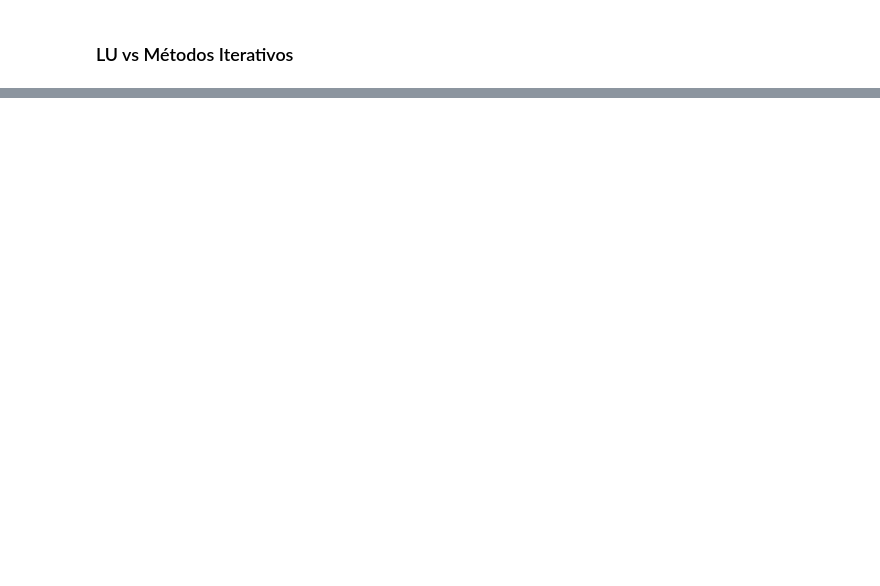
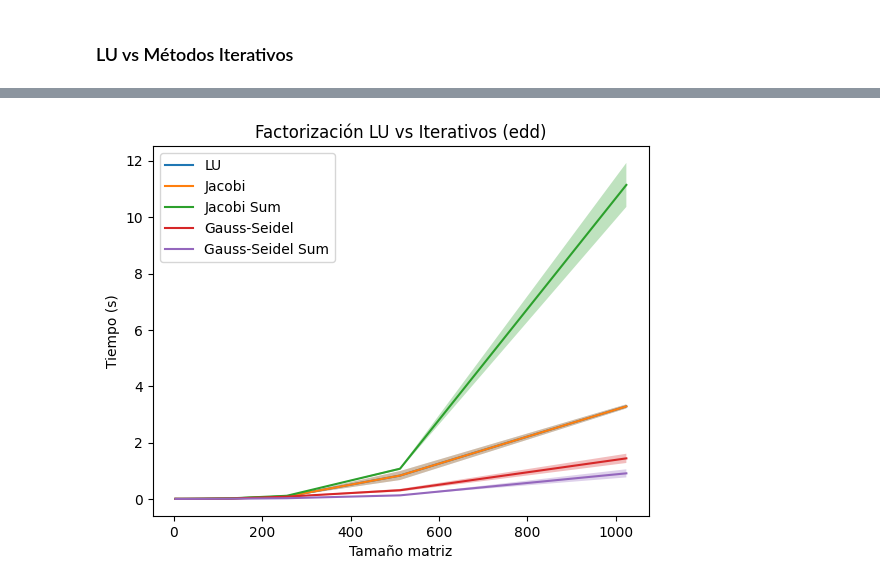
Before and after one commit to aleeperezz16/metnum-tp3, a Jupyter notebook: notebook/experimentacion.ipynb, the cells around one changed output, grey strips where cells are left out. Cells and saved outputs as stored; diff of their text form; code cells hidden in the pictures; blank space fills up the shorter version.

```diff
--- a/notebook/experimentacion.ipynb
+++ b/notebook/experimentacion.ipynb
@@ -162,6 +159,6 @@ errores
 # %%
 tiempos_j = cargar_tiempos_metodos("jacobi")
 tiempos_js = cargar_tiempos_metodos("jacobi_sum")
-tiempos_gs = cargar_tiempos_metodos("gauss_seidel")
-tiempos_gss = cargar_tiempos_metodos("gauss_seidel_sum")
+tiempos_gs = cargar_tiempos_metodos("gauss-seidel")
+tiempos_gss = cargar_tiempos_metodos("gauss-seidel_sum")
 tiempos_lu = cargar_tiempos_metodos("lu")
@@ -209,0 +228,41 @@ graficar_desvio_tiempo(tiempos_j, "edd", "Jacobi")
+# %%
+tam_matriz = [2 ** i for i in range(2, n + 1)]
+tipos = ["LU", "Jacobi", "Jacobi Sum", "Gauss-Seidel", "Gauss-Seidel Sum"]
+
+def graficar_vs():
+    _, ax = plt.subplots()
+
+    lu = np.array([tiempo[0] for tiempo in tiempos_j["edd"]])
+    lu_d = np.array([tiempo[1] for tiempo in tiempos_j["edd"]])
+    jacobi = np.array([tiempo[0] for tiempo in tiempos_j["edd"]])
+    jacobi_d = np.array([tiempo[1] for tiempo in tiempos_j["edd"]])
+    jacobi_sum = np.array([tiempo[0] for tiempo in tiempos_js["edd"]])
+    jacobi_sum_d = np.array([tiempo[1] for tiempo in tiempos_js["edd"]])
+    gs = np.array([tiempo[0] for tiempo in tiempos_gs["edd"]])
+    gs_d = np.array([tiempo[1] for tiempo in tiempos_gs["edd"]])
+    gss = np.array([tiempo[0] for tiempo in tiempos_gss["edd"]])
+    gss_d = np.array([tiempo[1] for tiempo in tiempos_gss["edd"]])
+
+    ax.plot(tam_matriz, lu)
+    ax.plot(tam_matriz, jacobi)
+    ax.plot(tam_matriz, jacobi_sum)
+    ax.plot(tam_matriz, gs)
+    ax.plot(tam_matriz, gss)
+
+    ax.fill_between(tam_matriz, lu - lu_d, lu + lu_d, alpha=0.3)
+    ax.fill_between(tam_matriz, jacobi - jacobi_d, jacobi + jacobi_d, alpha=0.3)
+    ax.fill_between(tam_matriz, jacobi_sum - jacobi_sum_d, jacobi_sum + jacobi_sum_d, alpha=0.3)
+    ax.fill_between(tam_matriz, gs - gs_d, gs + gs_d, alpha=0.3)
+    ax.fill_between(tam_matriz, gss - gss_d, gss + gss_d, alpha=0.3)
+
+
+    ax.set_ylabel("Tiempo (s)")
+    ax.set_xlabel("Tamaño matriz")
+    ax.set_title("Factorización LU vs Iterativos (edd)")
+    ax.legend(tipos)
+
+    plt.show()
+# %%
+graficar_vs()
+# %% [output]
+[figure, added]
```
Also changed, not shown: parts of 18 cells of this notebook, 1 other file.
